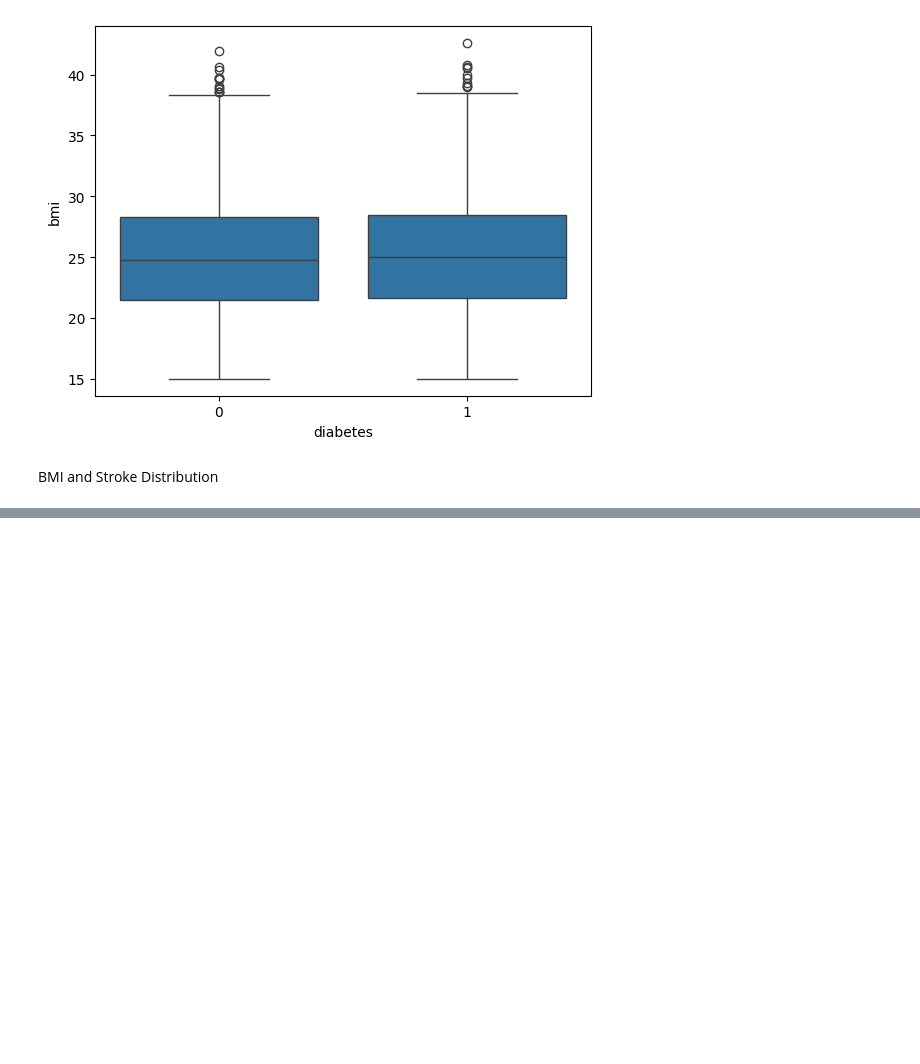
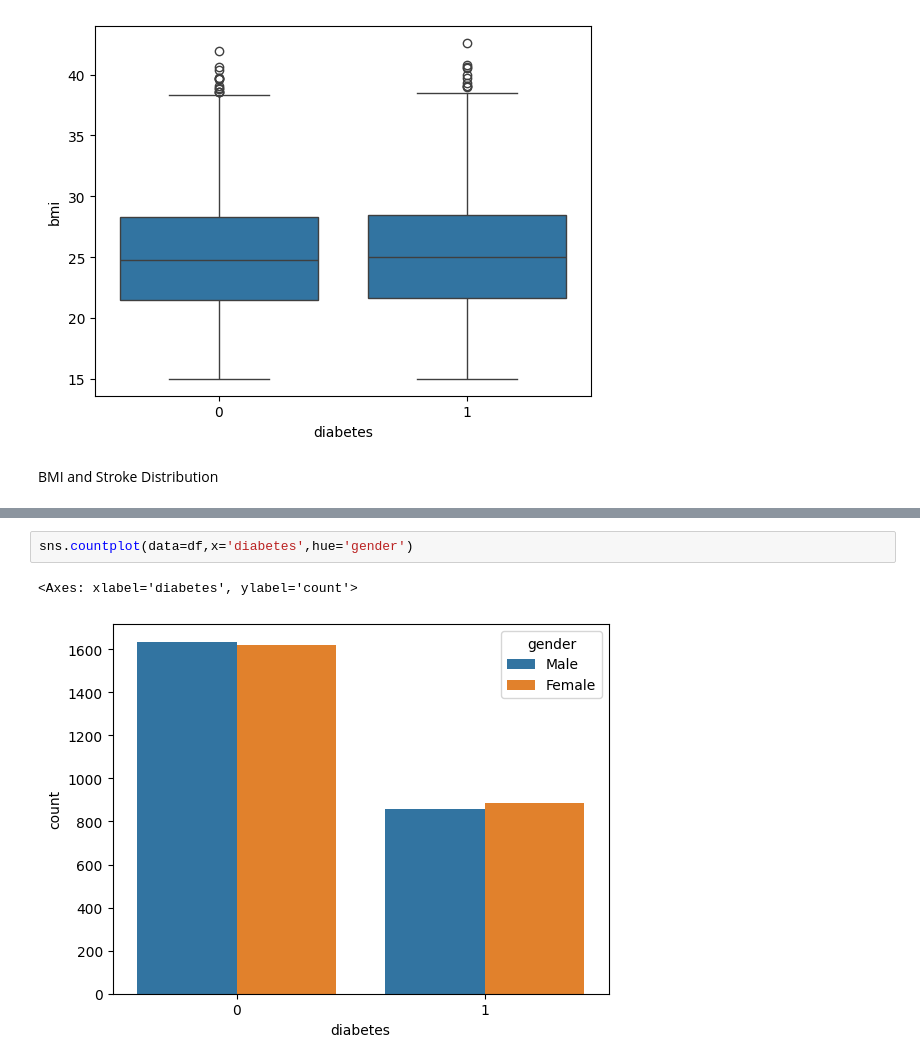
Before and after one commit to ChickenMan-1080/ML-Logistic-Regression, a Jupyter notebook: ML-SmartHealthCare_and_LifeStyle/Smart_Health_Care_LifeStyle.ipynb, the cells around one changed output, grey strips where cells are left out. Saved outputs shown, nothing was run; the diff lists cells and outputs as text; blank space fills up the shorter version.

```diff
--- a/ML-SmartHealthCare_and_LifeStyle/Smart_Health_Care_LifeStyle.ipynb
+++ b/ML-SmartHealthCare_and_LifeStyle/Smart_Health_Care_LifeStyle.ipynb
@@ -187,0 +206,5 @@ sns.boxplot(data=df, x='stroke', y='bmi')
+# %%
+sns.countplot(data=df,x='diabetes',hue='gender')
+# %% [output]
+<Axes: xlabel='diabetes', ylabel='count'>
+[figure, added]
```
Also changed, not shown: parts of 17 cells of this notebook.
